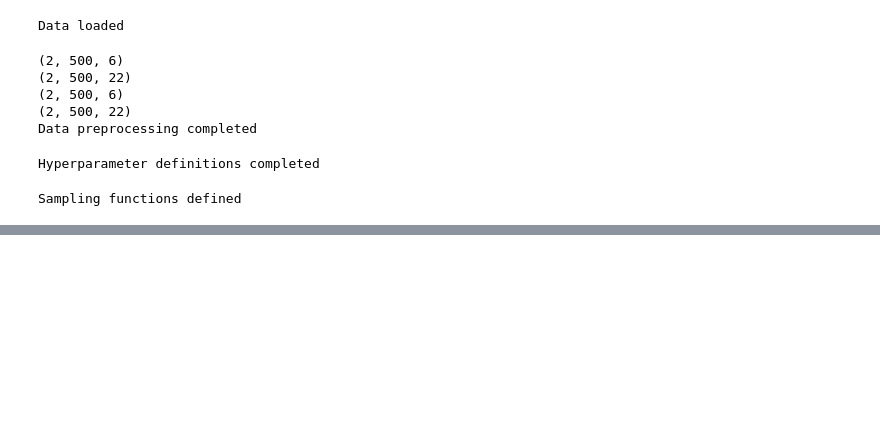
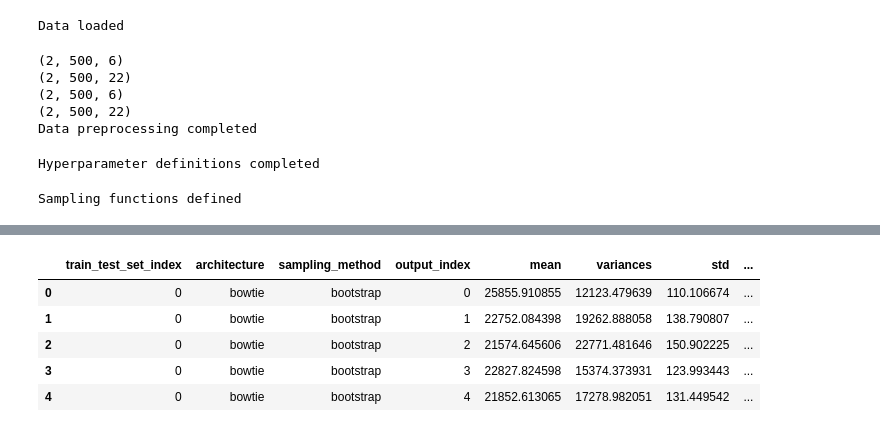
Before and after one commit to dayton2/pymaise_final_project, a Jupyter notebook: final_project_tasks.ipynb, the cells around one changed output, grey strips where cells are left out. Drawn from its saved outputs; the diff is of its cells as text; code cells hidden in the pictures; blank space fills up the shorter version.

```diff
--- a/final_project_tasks.ipynb
+++ b/final_project_tasks.ipynb
@@ -540,9 +383,0 @@ You might also want to scale the data as shown in:
-# %%
-pred_collection = [wide_Y_pred_sets] + wide_Y_pred_boot_collection + wide_Y_pred_strat_collection
-dfs = []
-for n in np.arange(len(sampling_methods)):
-    df = get_scores(pred_collection[n], Y_test_sets, "wide", sampling_methods[n])
-    dfs.append(df)
-wide_scores_df = pd.concat(dfs)
-print(wide_scores_df.shape)
-wide_scores_df.head()
@@ -557,8 +383,0 @@ wide_scores_df.head()
-# %%
-dfs = []
-for n in np.arange(len(sampling_methods)):
-    df = get_pred_results(pred_collection[n], "wide", sampling_methods[n])
-    dfs.append(df)
-wide_pred_results_df = pd.concat(dfs)
-print(wide_pred_results_df.shape)
-wide_pred_results_df.head()
@@ -573,8 +383,0 @@ wide_pred_results_df.head()
-# %%
-dfs = []
-for n in np.arange(len(sampling_methods)):
-    df = get_pred_df(pred_collection[n], "wide", sampling_methods[n])
-    dfs.append(df)
-wide_pred_df = pd.concat(dfs)
-print(wide_pred_df.shape)
-wide_pred_df.head()
@@ -589,2 +496,12 @@ wide_pred_df.head()
+# %%
+uq_results_df = get_uq_results_from_pred_df(pred_df)
+uq_results_df.head()
+# %% [output]
+|  | train_test_set_index | architecture | sampling_method | output_index | mean | variances | std | ... |
+| 0 | 0 | bowtie | bootstrap | 0 | 25855.910855 | 12123.479639 | 110.106674 | ... |
+| 1 | 0 | bowtie | bootstrap | 1 | 22752.084398 | 19262.888058 | 138.790807 | ... |
+| 2 | 0 | bowtie | bootstrap | 2 | 21574.645606 | 22771.481646 | 150.902225 | ... |
+| 3 | 0 | bowtie | bootstrap | 3 | 22827.824598 | 15374.373931 | 123.993443 | ... |
+| 4 | 0 | bowtie | bootstrap | 4 | 21852.613065 | 17278.982051 | 131.449542 | ... |
 # %%
 # Use seaborn to show line plot with confidence intervals.
```
Also changed, not shown: parts of 25 cells of this notebook, 1 other file.
